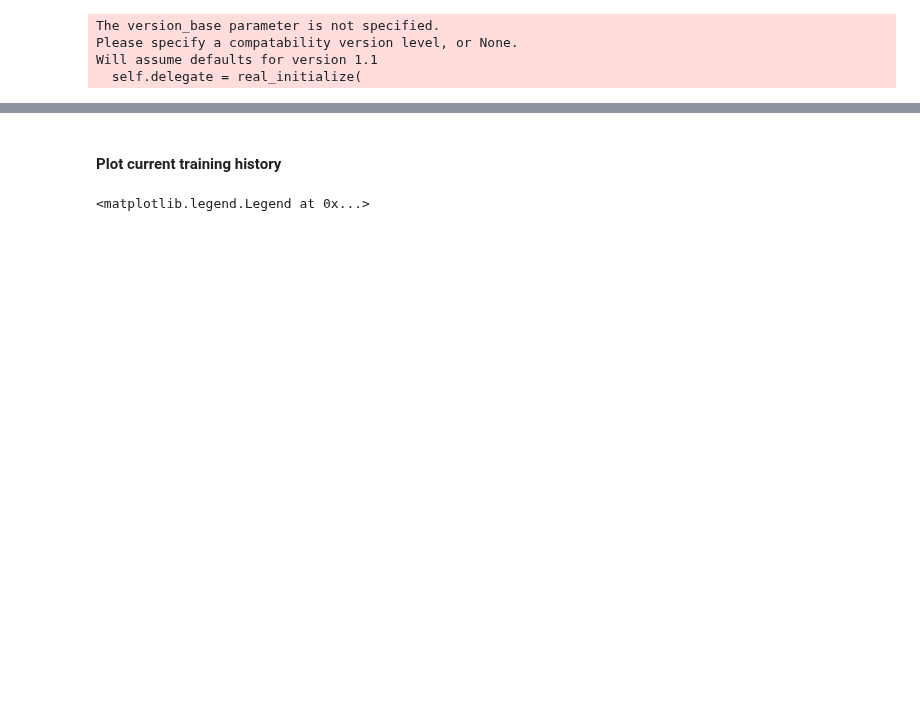
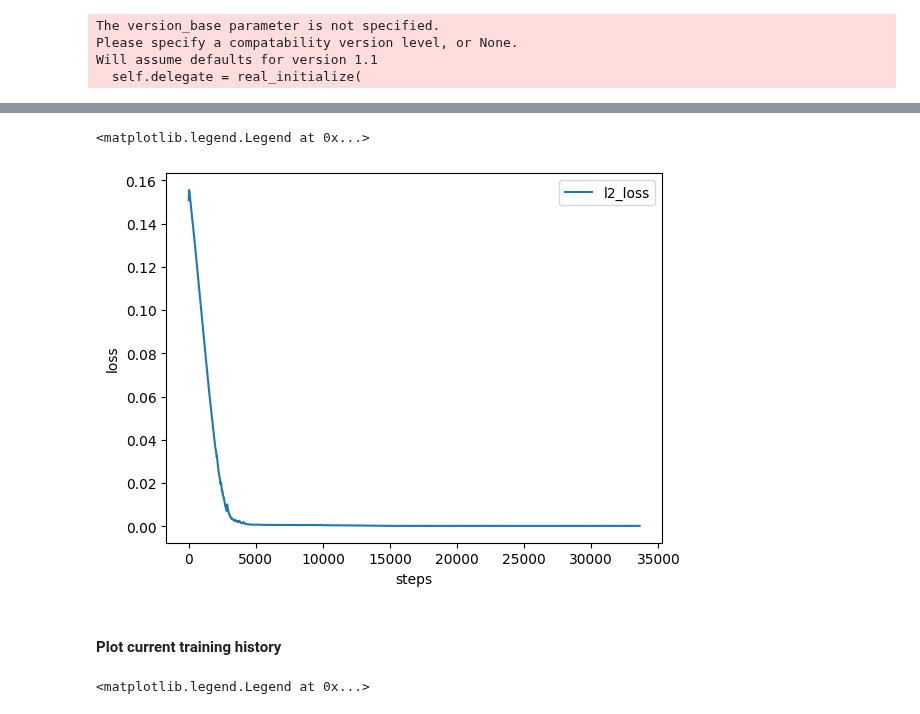
Before and after one commit to ZihanRen/poretransformer, a Jupyter notebook: lpu3dnet/eval/quick_check.ipynb, the cells around one changed output, grey strips where cells are left out. Drawn from its saved outputs; the diff is of its cells as text; code cells hidden in the pictures; blank space fills up the shorter version.

```diff
--- a/lpu3dnet/eval/quick_check.ipynb
+++ b/lpu3dnet/eval/quick_check.ipynb
@@ -54,3 +54,12 @@ plt.legend()
+# %%
+f=plt.figure()
+plt.plot( range(len(train_loss['q_loss'])), train_loss['l2_loss'], label='l2_loss')
+plt.xlabel('steps')
+plt.ylabel('loss')
+plt.legend()
+# %% [output]
+<matplotlib.legend.Legend at 0x...>
+[figure, added]
 # %% [markdown]
 #### Plot current training history
 # %%
```
Also changed, not shown: parts of 11 cells of this notebook, 9 other files.
